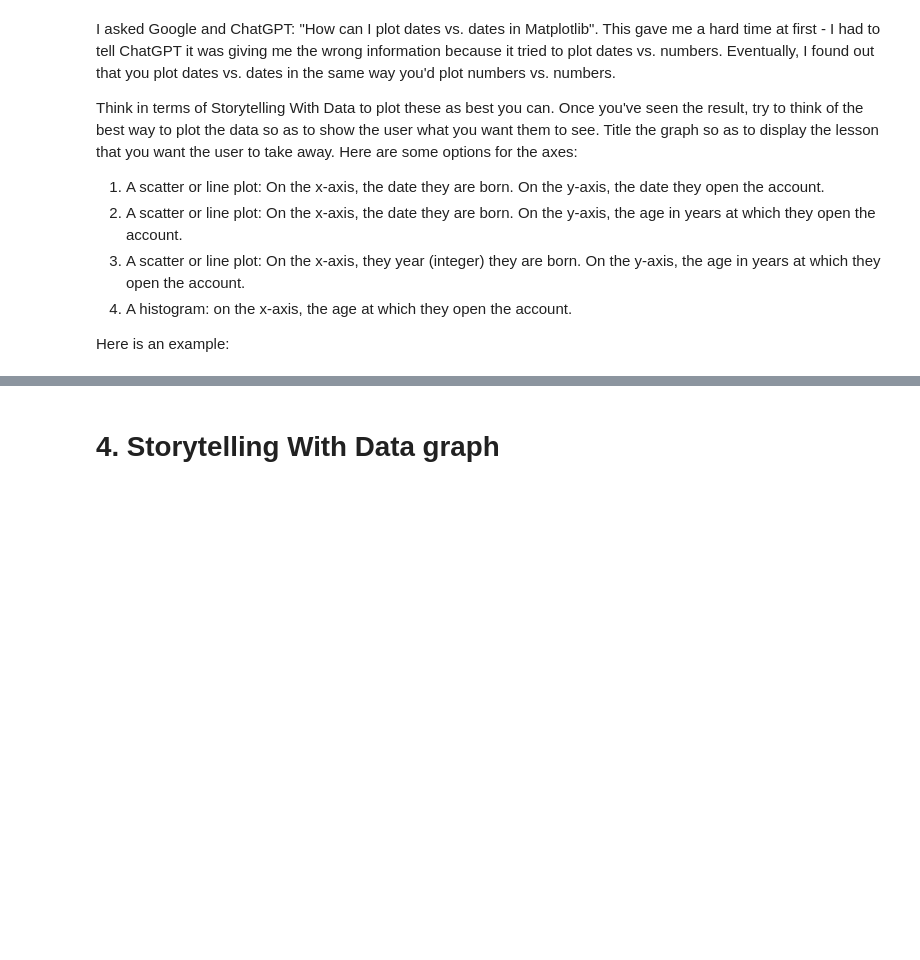
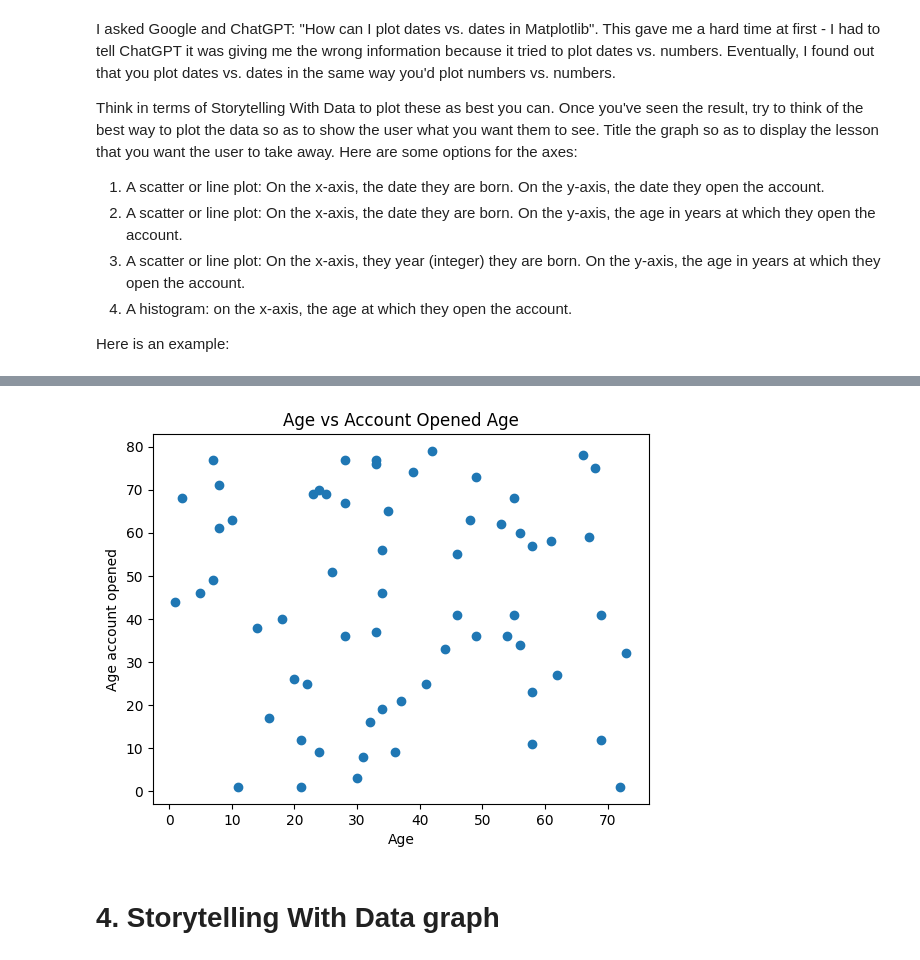
Before and after one commit to mgurgiolo/OMDS-ModB2-HW-MGurgiolo, a Jupyter notebook: Week1.ipynb, the cells around one changed output, grey strips where cells are left out. Drawn from its saved outputs; the diff is of its cells as text; code cells hidden in the pictures; blank space fills up the shorter version.

Commit message:
all but graphs

```diff
--- a/Week1.ipynb
+++ b/Week1.ipynb
@@ -354,3 +372,6 @@ https://www.geeksforgeeks.org/how-to-count-distinct-values-of-a-pandas-dataframe
 7. Remove the duplicate AccountIDs so that each AccountID appears only once.
 
 This will involve using data.duplicated() but this time without keep = False.  We don't want to drop all duplicates; we want to leave one example of each value.
+# %%
+df_bank_dupdupnullcleaned = df_bank_dupnullcleaned[~df_bank_dupnullcleaned['AccountID'].duplicated()]
+df_bank_dupdupnullcleaned.info()
@@ -362,6 +414,6 @@ Suggested Google search or ChatGPT prompt: "how can I find out the mean, median,
 # %% [markdown]
 9. One-hot encode the AccountType column.  This means creating a new "checking," "savings", and "cd" columns so that you can run machine learning algorithms.
 # %%
-one_hot = pd.get_dummies(df1["AccountType"])
-df2 = df2.join(one_hot)
+one_hot = pd.get_dummies(df_bank_dupdupnullcleaned["AccountType"])
+df2 = df_bank_dupdupnullcleaned.join(one_hot)
 df2.iloc[0:5]
@@ -368,2 +427,5 @@ df2.iloc[0:5]
 # %% [markdown]
 Now, change the cd, checking, and savings columns into integers.
+# %%
+df2[['cd', 'checking', 'savings']] = df2[['cd', 'checking', 'savings']].astype(int)
+df2.iloc[0:5]
@@ -405,3 +480,16 @@ ax.set_xlabel("Birth Date") # label the x axis
+# %%
+age = (pd.to_datetime(datetime.today()) - df2['BirthDate']).dt.days // 365.25
+age_opened = age - ((pd.to_datetime(datetime.today()) - df2['AccountOpened']).dt.days // 365.25 )
+
+import matplotlib.pyplot as plt
+
+plt.scatter(age, age_opened)
+plt.title('Age vs Account Opened Age')
+plt.xlabel('Age')
+plt.ylabel('Age account opened')
+plt.show()
+# %% [output]
+[figure, added]
 # %% [markdown]
 # 4. Storytelling With Data graph
 # %% [markdown]
```
Also changed, not shown: parts of 10 cells of this notebook.
